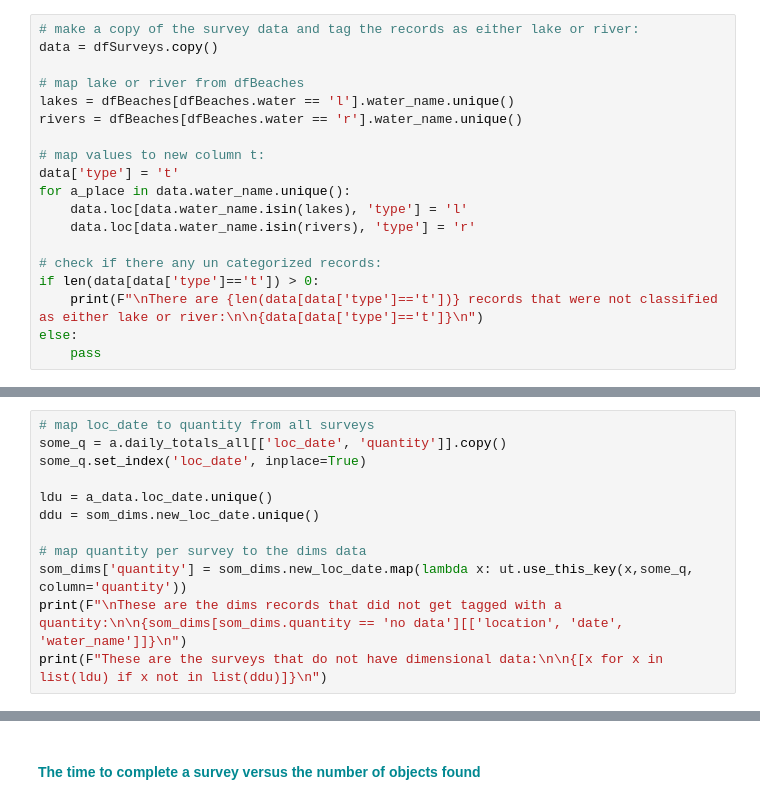
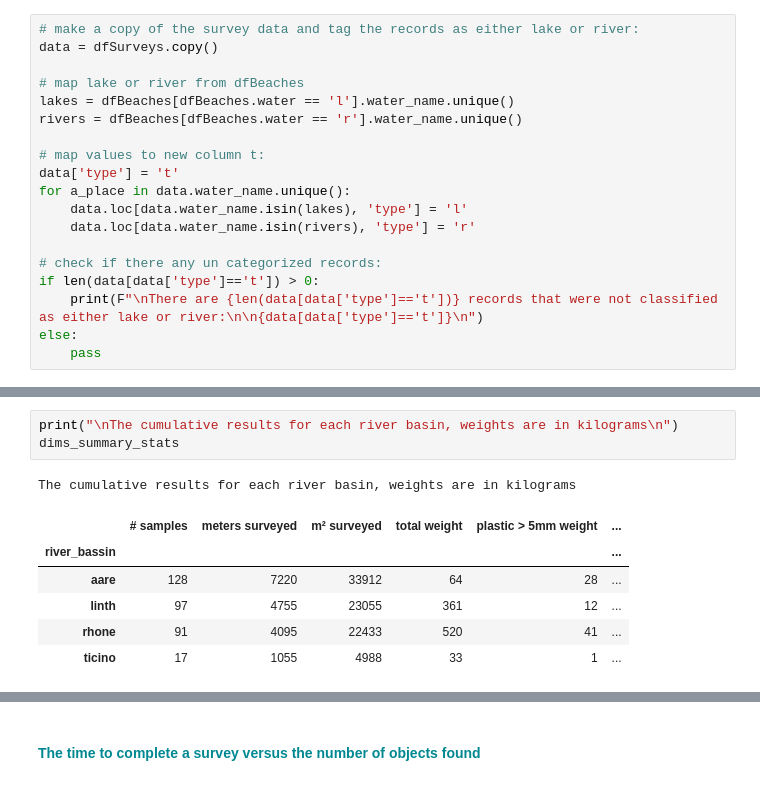
Before and after one commit to hammerdirt-analyst/iqals, a Jupyter notebook: project_descprition.ipynb, the cells around one changed output, grey strips where cells are left out. Drawn from its saved outputs; the diff is of its cells as text.

```diff
--- a/project_descprition.ipynb
+++ b/project_descprition.ipynb
@@ -273,12 +324,0 @@ These are the project lakes:
-# %%
-# map loc_date to quantity from all surveys
-some_q = a.daily_totals_all[['loc_date', 'quantity']].copy()
-some_q.set_index('loc_date', inplace=True)
-
-ldu = a_data.loc_date.unique()
-ddu = som_dims.new_loc_date.unique()
-
-# map quantity per survey to the dims data
-som_dims['quantity'] = som_dims.new_loc_date.map(lambda x: ut.use_this_key(x,some_q, column='quantity'))
-print(F"\nThese are the dims records that did not get tagged with a quantity:\n\n{som_dims[som_dims.quantity == 'no data'][['location', 'date', 'water_name']]}\n")
-print(F"These are the surveys that do not have dimensional data:\n\n{[x for x in list(ldu) if x not in list(ddu)]}\n")
@@ -313,0 +394,11 @@ These are the dims records that have a weight greater than 50:
+# %%
+print("\nThe cumulative results for each river basin, weights are in kilograms\n")
+dims_summary_stats
+# %% [output]
+The cumulative results for each river basin, weights are in kilograms
+|  | # samples | meters surveyed | m² surveyed | total weight | plastic > 5mm weight | ... |
+| river_bassin |  |  |  |  |  | ... |
+| aare | 128 | 7220 | 33912 | 64 | 28 | ... |
+| linth | 97 | 4755 | 23055 | 361 | 12 | ... |
+| rhone | 91 | 4095 | 22433 | 520 | 41 | ... |
+| ticino | 17 | 1055 | 4988 | 33 | 1 | ... |
```
Also changed, not shown: parts of 24 cells of this notebook, 1 other file.
